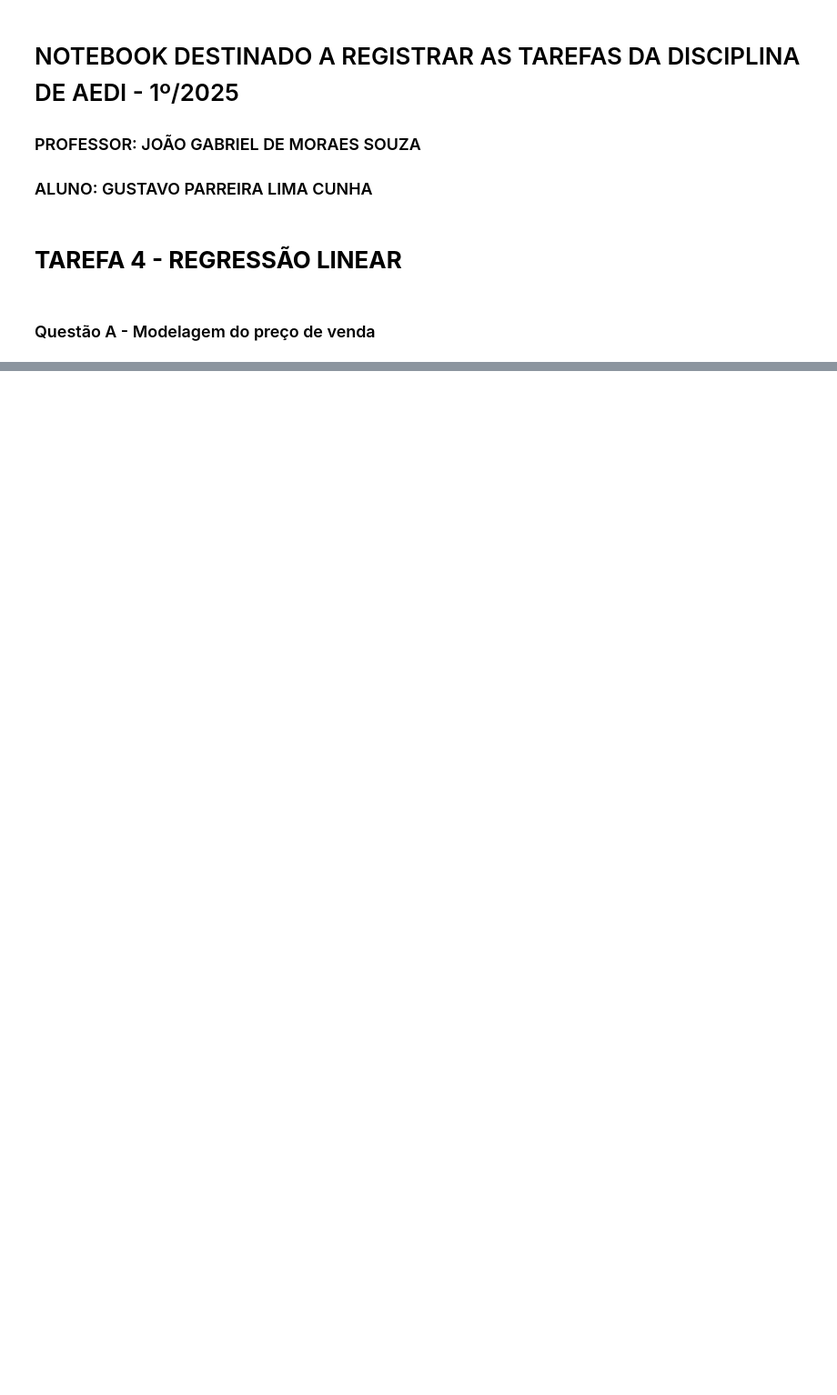
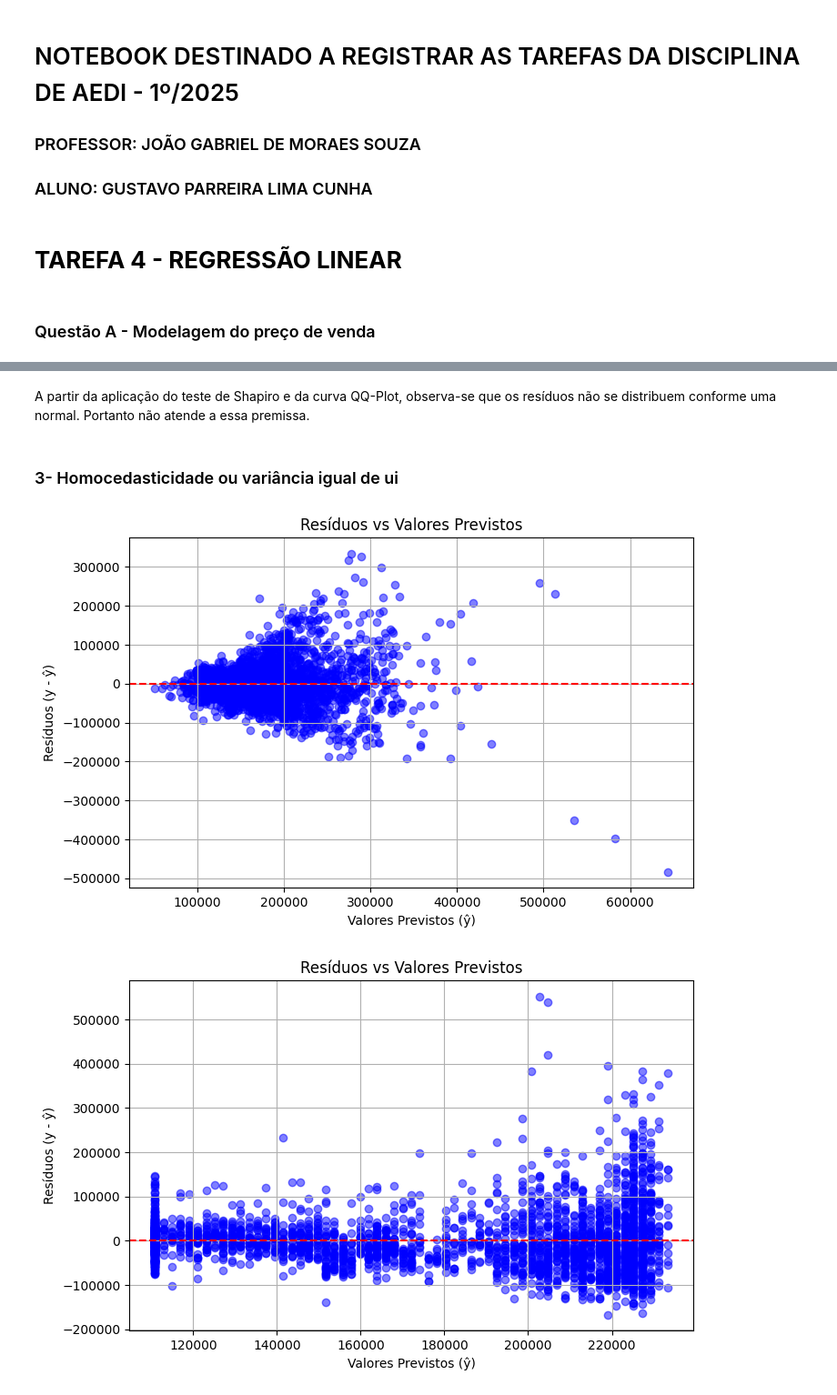
Before and after one commit to gustavo-plc/PyStatistics, a Jupyter notebook: AEDI_T4.ipynb, the cells around one changed output, grey strips where cells are left out. Shown at 91% size. Cells and saved outputs as stored; diff of their text form; code cells hidden in the pictures; blank space fills up the shorter version.

```diff
--- a/AEDI_T4.ipynb
+++ b/AEDI_T4.ipynb
@@ -154,0 +270,33 @@ plt.show()
+# %% [markdown]
+A partir da aplicação do teste de Shapiro e da curva QQ-Plot, observa-se que os resíduos não se distribuem conforme uma normal. Portanto não atende a essa premissa.
+# %% [markdown]
+### 3- Homocedasticidade ou variância igual de ui
+# %%
+# teste de variância de ui (resíduos)
+
+# INSPEÇÃO VISUAL DOS RESÍDUOS (para testar se variância é constante para todos os níveis da variável explicativa)
+
+# Plotando resíduos vs valores previstos
+plt.figure(figsize=(8, 5))
+plt.scatter(y_pred1, residuos1, color='blue', alpha=0.5)
+plt.axhline(y=0, color='red', linestyle='--')
+plt.xlabel('Valores Previstos (ŷ)')
+plt.ylabel('Resíduos (y - ŷ)')
+plt.title('Resíduos vs Valores Previstos')
+plt.grid(True)
+plt.show()
+
+
+
+# Plotando resíduos vs valores previstos
+plt.figure(figsize=(8, 5))
+plt.scatter(y_pred2, residuos2, color='blue', alpha=0.5)
+plt.axhline(y=0, color='red', linestyle='--')
+plt.xlabel('Valores Previstos (ŷ)')
+plt.ylabel('Resíduos (y - ŷ)')
+plt.title('Resíduos vs Valores Previstos')
+plt.grid(True)
+plt.show()
+# %% [output]
+[figure, added]
+[figure, added]
```
Also changed, not shown: parts of 20 cells of this notebook.
